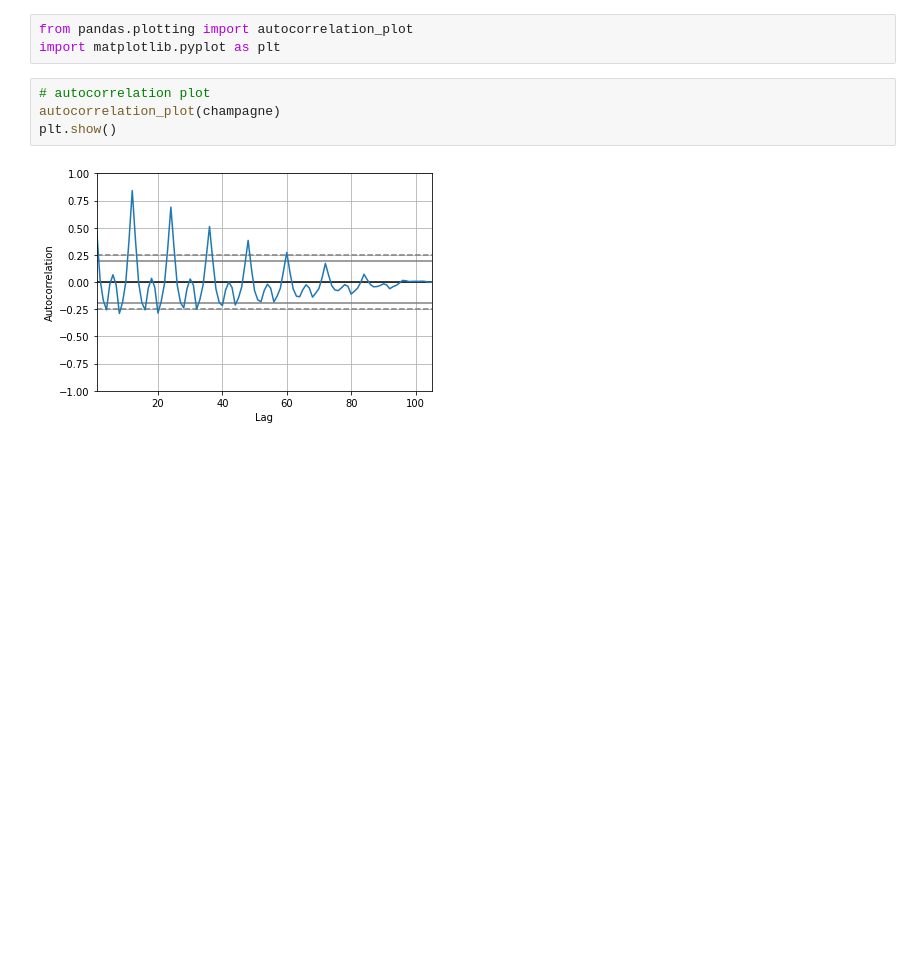
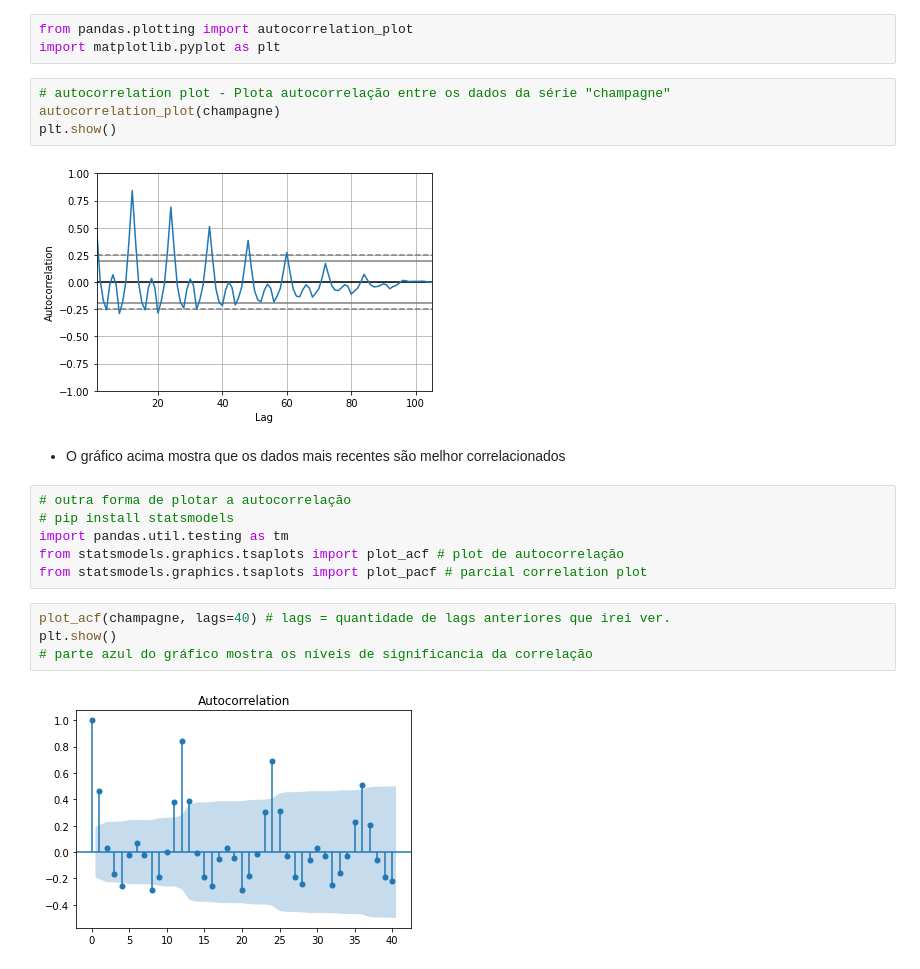
Before and after one commit to hildebrando001/ETL, a Jupyter notebook: prevendo vendas com ARIMA/Untitled.ipynb, the cells around one changed output. Cells and saved outputs as stored; diff of their text form; blank space fills up the shorter version.

Commit message:
autocorrelação com statsmodels

```diff
--- a/prevendo vendas com ARIMA/Untitled.ipynb
+++ b/prevendo vendas com ARIMA/Untitled.ipynb
@@ -12,8 +12,22 @@ warnings.filterwarnings("ignore")
 from pandas.plotting import autocorrelation_plot
 import matplotlib.pyplot as plt
 # %%
-# autocorrelation plot
+# autocorrelation plot - Plota autocorrelação entre os dados da série "champagne"
 autocorrelation_plot(champagne)
 plt.show()
 # %% [output]
 [figure]
+# %% [markdown]
++ O gráfico acima mostra que os dados mais recentes são melhor correlacionados
+# %%
+# outra forma de plotar a autocorrelação
+# pip install statsmodels
+import pandas.util.testing as tm
+from statsmodels.graphics.tsaplots import plot_acf # plot de autocorrelação
+from statsmodels.graphics.tsaplots import plot_pacf # parcial correlation plot
+# %%
+plot_acf(champagne, lags=40) # lags = quantidade de lags anteriores que irei ver.
+plt.show()
+# parte azul do gráfico mostra os níveis de significancia da correlação
+# %% [output]
+[figure, added]
```
